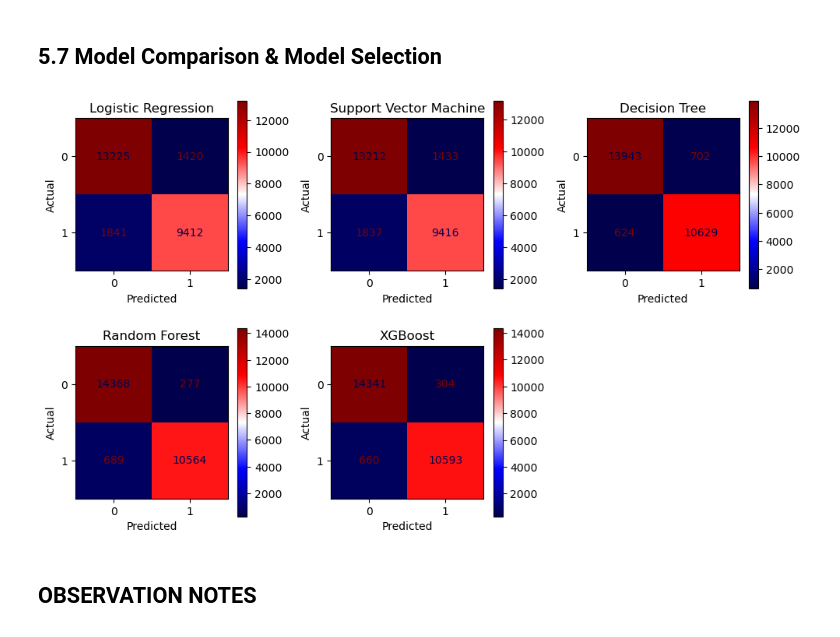
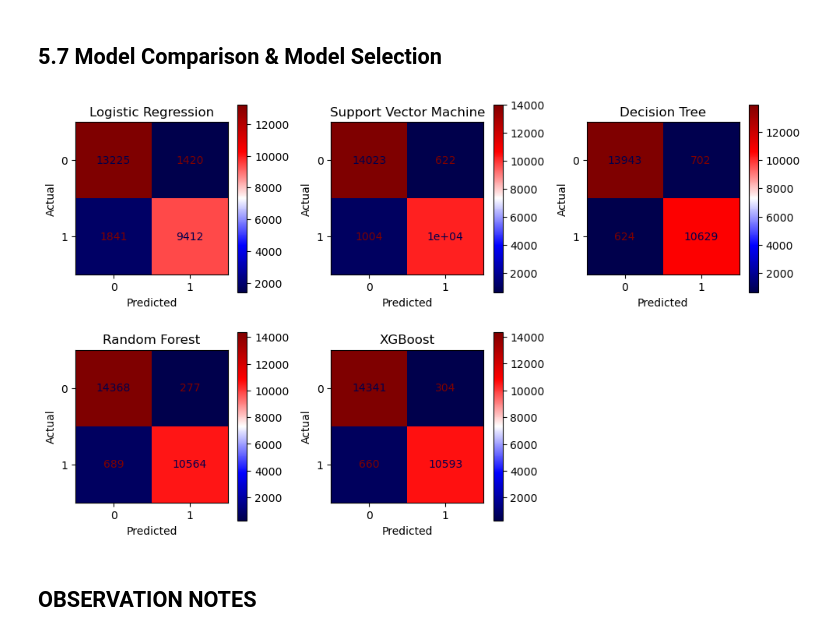
Before and after one commit to JuneHenia/Airline-Satisfaction-Prediction, a Jupyter notebook: Final project ML.ipynb, the cells around one changed output. Saved outputs shown, nothing was run; the diff lists cells and outputs as text; code cells hidden in the pictures.

Commit message:
refining the models

```diff
--- a/Final project ML.ipynb
+++ b/Final project ML.ipynb
@@ -754,6 +761,2 @@ Accuracy: 0.8740829407676268
 # %% [markdown]
 ## 5.3 Support Vector Machine
-# %%
-# Instantiate and train model
-svc = LinearSVC(random_state = 42)
-svc.fit(X_train_scaled_full, y_train)
@@ -782,0 +763,8 @@ Accuracy: 0.8737354235848328
+# %%
+# Sampling a smaller training set
+X_small = X_train_scaled_full.sample(20000, random_state = 42)
+y_small = y_train.loc[X_small.index]
+
+# Instantiate and train model
+svc_rbf = SVC(kernel = "rbf", C = 1, gamma = "scale")
+svc_rbf.fit(X_small, y_small)
@@ -782,0 +773,8 @@ Accuracy: 0.8737354235848328
+# %%
+# Predictions with the full set
+y_pred_rbf = svc_rbf.predict(X_test_scaled_full)
+
+#Evaluation
+print("SVM Performance:\n")
+print(classification_report(y_test, y_pred_rbf))
+print("Accuracy:", accuracy_score(y_test, y_pred_rbf))
@@ -882,27 +929,27 @@ Accuracy: 0.9627770484207274
 # %%
 # Model names and their predictions
 model_names = ["Logistic Regression", "Support Vector Machine", "Decision Tree", "Random Forest", "XGBoost"]
-predictions = [y_pred_log, y_pred_svc, y_pred_dt, y_pred_rf, y_pred_xgb]
+predictions = [y_pred_log, y_pred_rbf, y_pred_dt, y_pred_rf, y_pred_xgb]
 
 fig, axes = plt.subplots(2, 3, figsize=(10, 6))
 axes = axes.flatten()
 
 for i in range(5):
     cm = confusion_matrix(y_test, predictions[i])
     disp = ConfusionMatrixDisplay(confusion_matrix = cm)
     disp.plot(ax = axes[i], cmap = "seismic")
 
     axes[i].set_title(model_names[i])
     axes[i].set_xlabel("Predicted")
     axes[i].set_ylabel("Actual")
     axes[i].grid(False)
 
 fig.delaxes(axes[5])
 
 plt.tight_layout()
 plt.show()
 # %% [output]
-[figure, old version]
+[figure, new version]
 # %% [markdown]
 ## OBSERVATION NOTES
 # %% [markdown]
```
Also changed, not shown: parts of 20 cells of this notebook.
